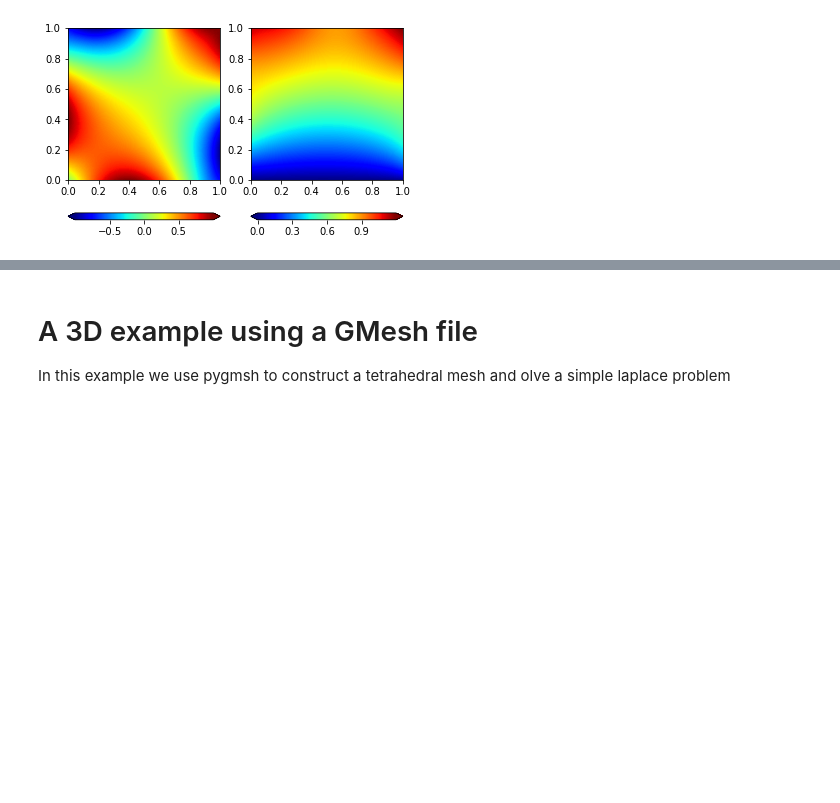
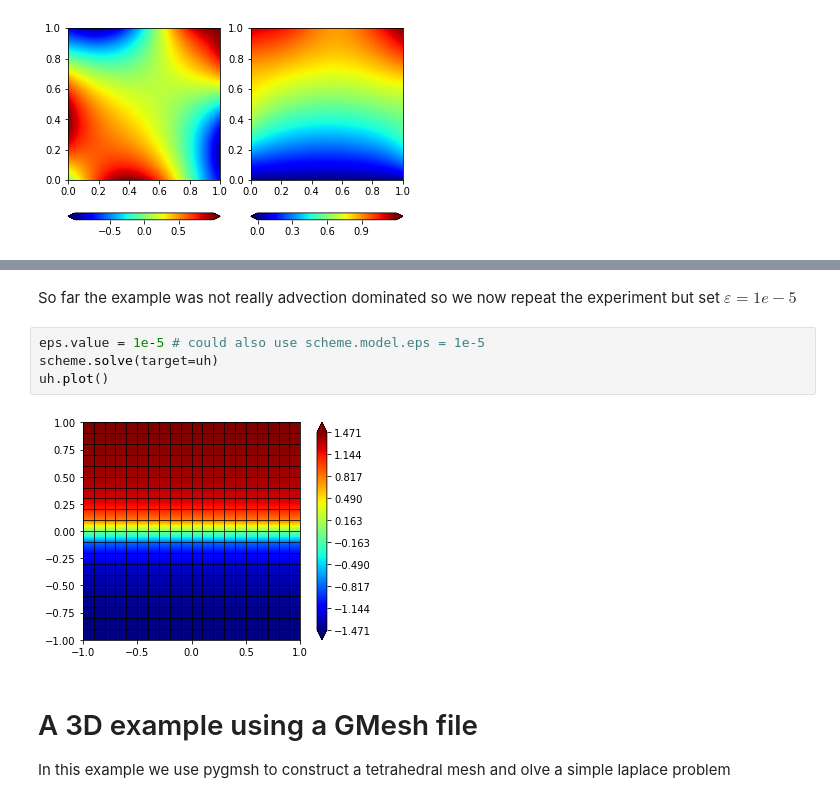
Before and after one commit to adedner/dune-fempy, a Jupyter notebook: doc/dune-fempy_nb.ipynb, the cells around one changed output, grey strips where cells are left out. Drawn from its saved outputs; the diff is of its cells as text; blank space fills up the shorter version.

Commit message:
added a dg example

```diff
--- a/doc/dune-fempy_nb.ipynb
+++ b/doc/dune-fempy_nb.ipynb
@@ -560,3 +614,12 @@ plotComponents(vec, gridLines=None, level=2,
+# %% [markdown]
+So far the example was not really advection dominated so we now
+repeat the experiment but set $\varepsilon=1e-5$
+# %%
+eps.value = 1e-5 # could also use scheme.model.eps = 1e-5
+scheme.solve(target=uh)
+uh.plot()
+# %% [output]
+[figure, added]
 # %% [markdown]
 # A 3D example using a GMesh file
 In this example we use pygmsh to construct a tetrahedral mesh and olve a
```
Also changed, not shown: parts of 2 cells of this notebook, 8 other files.
